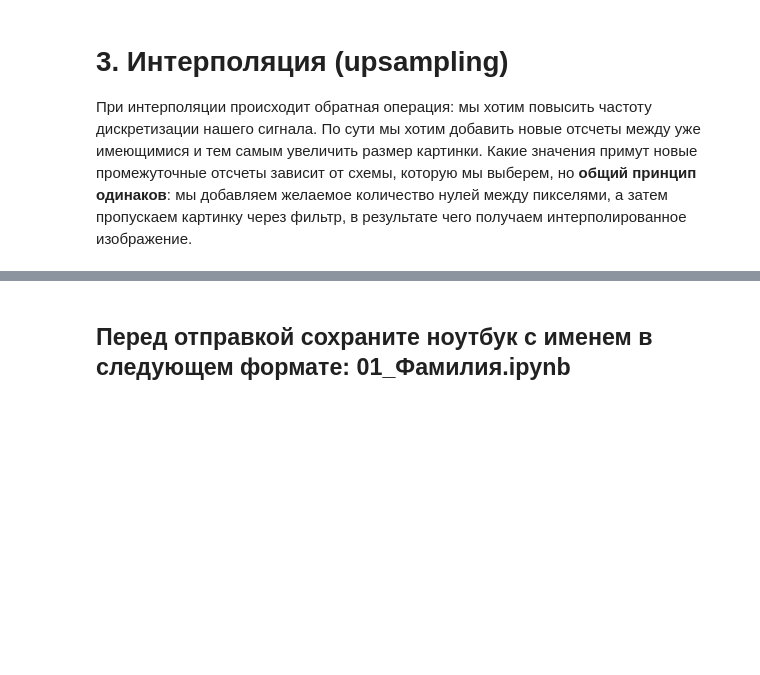
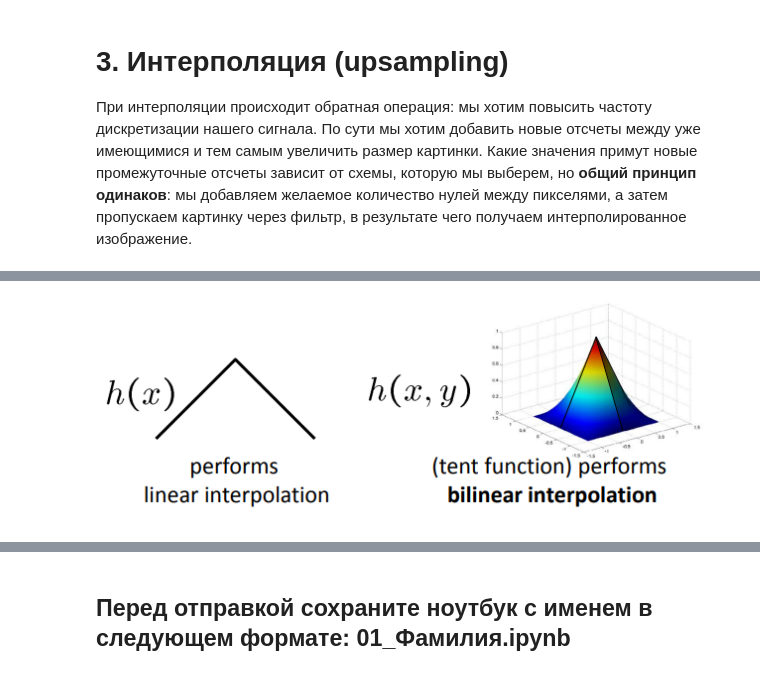
Before and after one commit to DobryVecher1/dl-phys-vsu, a Jupyter notebook: assignments/01-image-processing/01_image_processing.ipynb, the cells around one changed output, grey strips where cells are left out. Drawn from its saved outputs; the diff is of its cells as text; code cells hidden in the pictures; blank space fills up the shorter version.

```diff
--- a/assignments/01-image-processing/01_image_processing.ipynb
+++ b/assignments/01-image-processing/01_image_processing.ipynb
@@ -131 +139,6 @@ print("Размер уменьшенной картинки: ", )
+# %%
+# Вид ядра для линейной и билинейной интерполяции
+IPython.display.Image(filename=FOLDER_PATH + 'data/lin_bilin.png', width=700)
+# %% [output]
+[figure, added]
 # %% [markdown]
```
Also changed, not shown: parts of 6 cells of this notebook.
